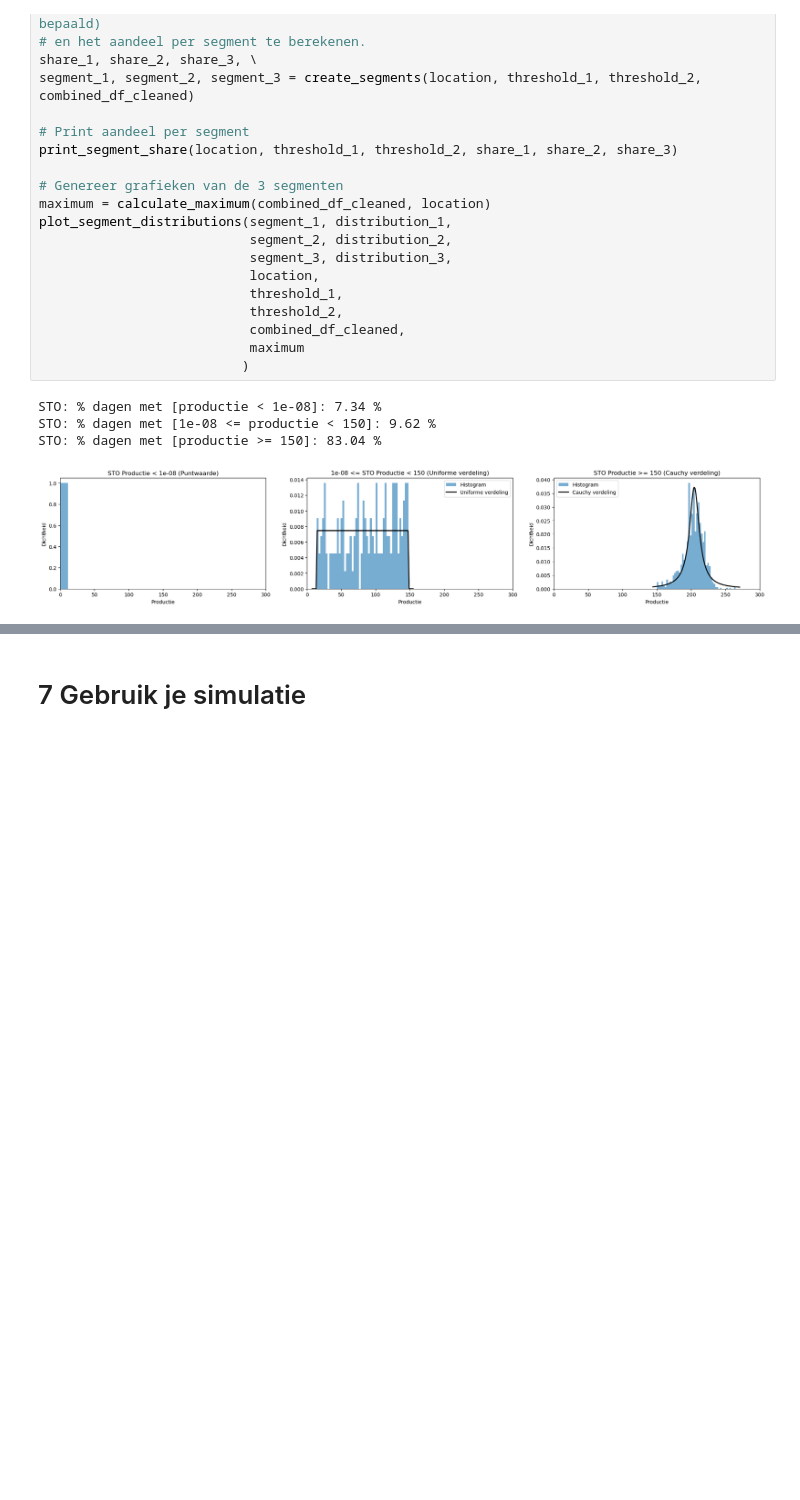
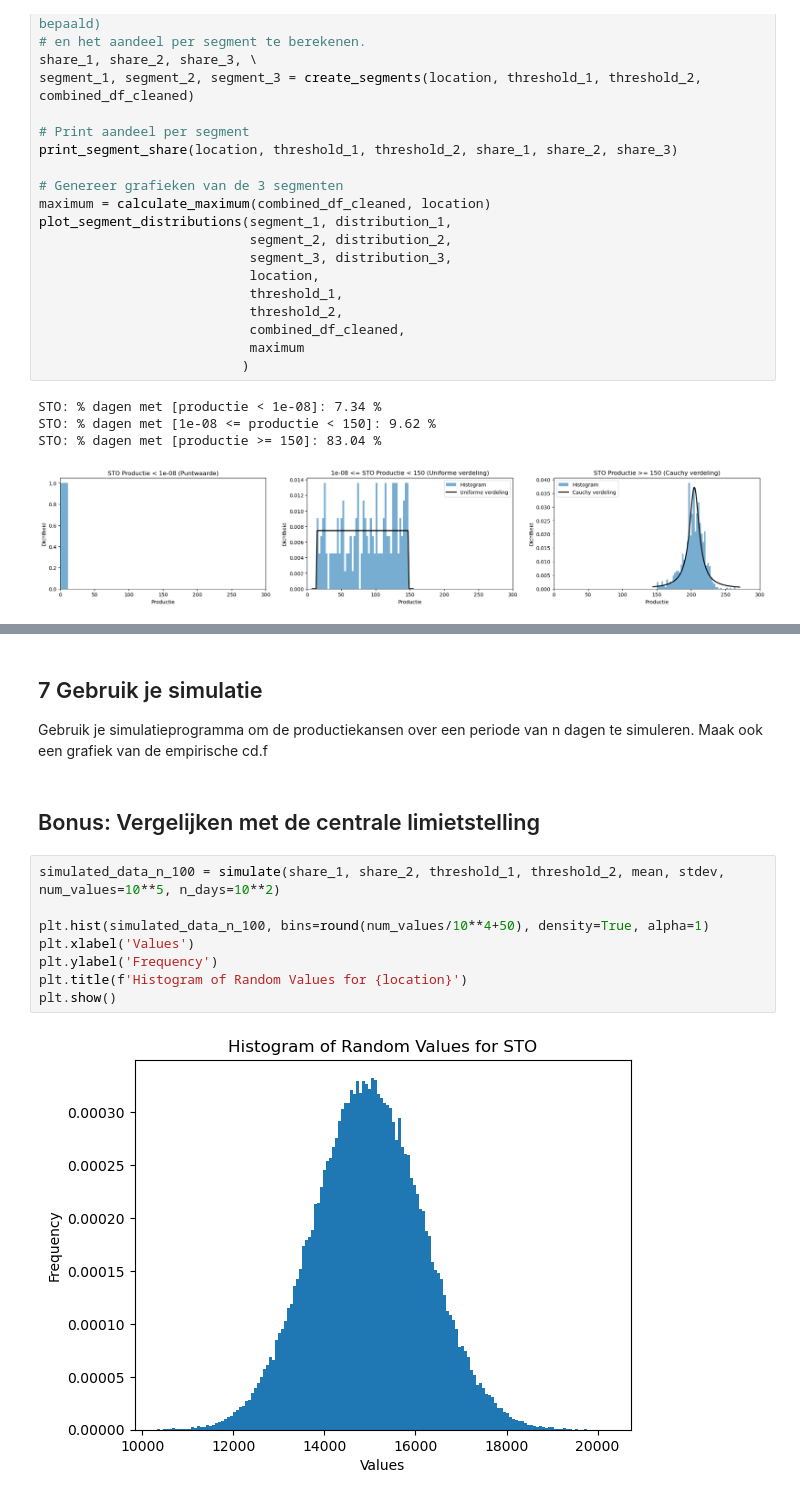
Before and after one commit to craftyraf/project-productie-proces, a Jupyter notebook: notebooks/Deel 1 - productieproces.ipynb, the cells around one changed output, grey strips where cells are left out. Saved outputs shown, nothing was run; the diff lists cells and outputs as text; blank space fills up the shorter version.

```diff
--- a/notebooks/Deel 1 - productieproces.ipynb
+++ b/notebooks/Deel 1 - productieproces.ipynb
@@ -377,2 +429,16 @@ for i, loc in enumerate(unique_locations):
 # %% [markdown]
-# 7 Gebruik je simulatie
+## 7 Gebruik je simulatie
+Gebruik je simulatieprogramma om de productiekansen over een periode van n dagen te simuleren. Maak
+ook een grafiek van de empirische cd.f
+# %% [markdown]
+## Bonus: Vergelijken met de centrale limietstelling
+# %%
+simulated_data_n_100 = simulate(share_1, share_2, threshold_1, threshold_2, mean, stdev, num_values=10**5, n_days=10**2)
+
+plt.hist(simulated_data_n_100, bins=round(num_values/10**4+50), density=True, alpha=1)
+plt.xlabel('Values')
+plt.ylabel('Frequency')
+plt.title(f'Histogram of Random Values for {location}')
+plt.show()
+# %% [output]
+[figure, added]
```
Also changed, not shown: parts of 8 cells of this notebook, 1 other file.
